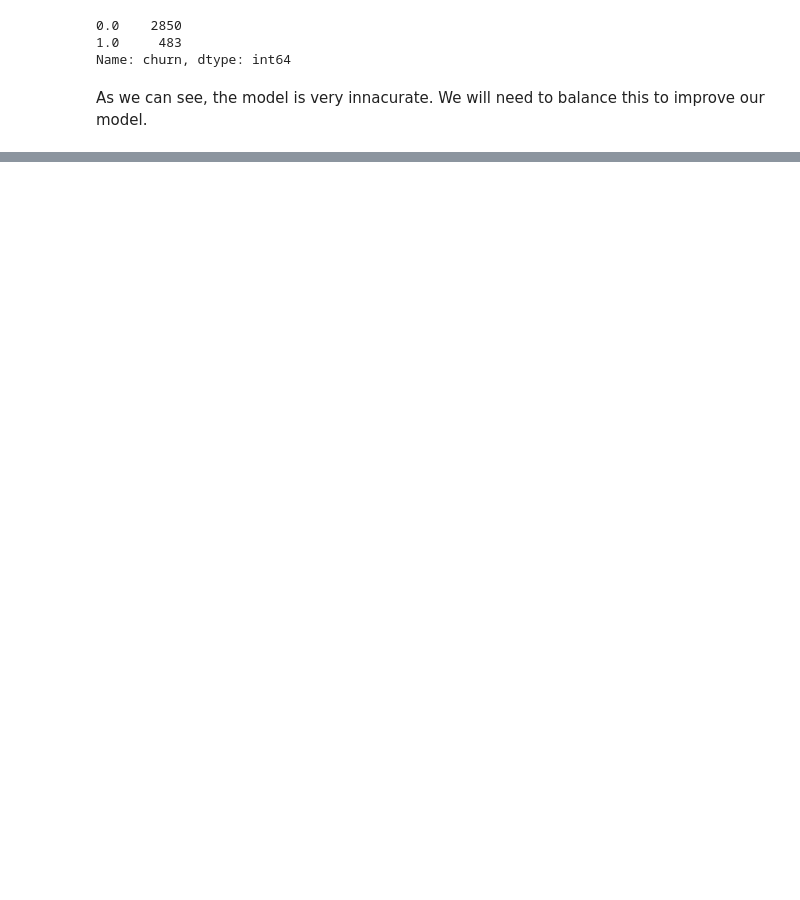
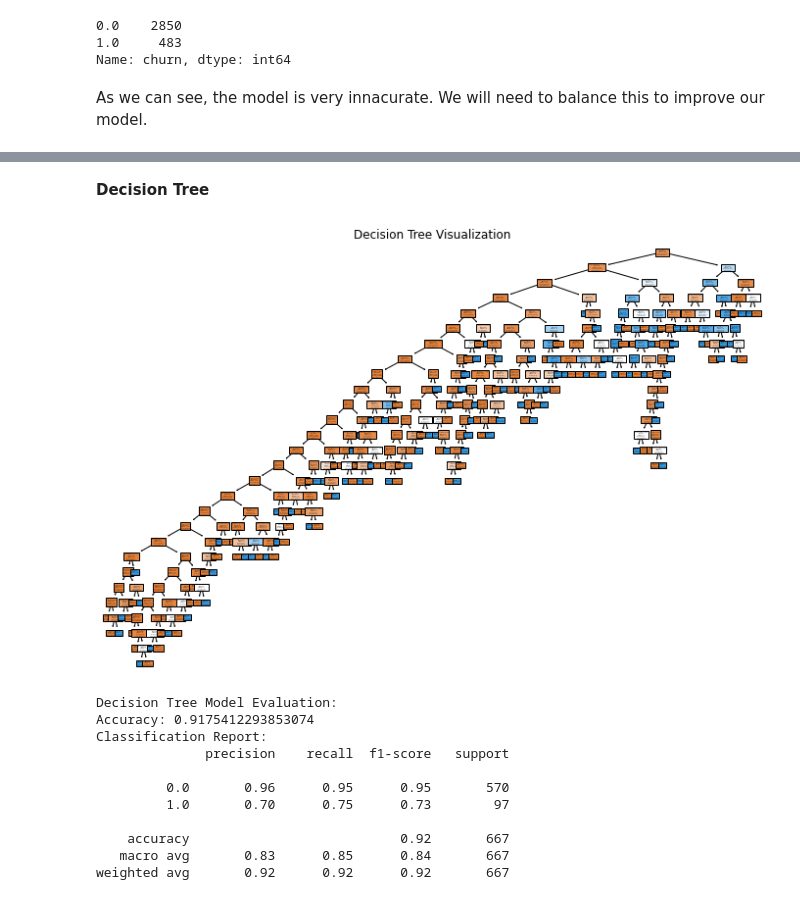
Before and after one commit to byrdwcrawford/Customer-Retention, a Jupyter notebook: Untitled.ipynb, the cells around one changed output, grey strips where cells are left out. Drawn from its saved outputs; the diff is of its cells as text; code cells hidden in the pictures; blank space fills up the shorter version.

Commit message:
Adding ROC, Decision Tree

```diff
--- a/Untitled.ipynb
+++ b/Untitled.ipynb
@@ -510,0 +570,33 @@ print(classification_report(y_test, y_pred))
+# %% [markdown]
+**Decision Tree**
+# %%
+from sklearn.tree import plot_tree
+import matplotlib.pyplot as plt
+
+# Plot the decision tree
+plt.figure(figsize=(12, 8))
+plot_tree(decision_tree_model, filled=True, feature_names=X_final.columns, class_names=['Not Churn', 'Churn'])
+plt.title("Decision Tree Visualization")
+plt.show()
+
+# Evaluate the model
+accuracy_dt = accuracy_score(y_test, y_pred_dt)
+classification_rep_dt = classification_report(y_test, y_pred_dt)
+
+print("Decision Tree Model Evaluation:")
+print("Accuracy:", accuracy_dt)
+print("Classification Report:")
+print(classification_rep_dt)
+# %% [output]
+[figure, added]
+Decision Tree Model Evaluation:
+Accuracy: 0.9175412293853074
+Classification Report:
+              precision    recall  f1-score   support
+
+         0.0       0.96      0.95      0.95       570
+         1.0       0.70      0.75      0.73        97
+
+    accuracy                           0.92       667
+   macro avg       0.83      0.85      0.84       667
+weighted avg       0.92      0.92      0.92       667
```
Also changed, not shown: parts of 6 cells of this notebook.
